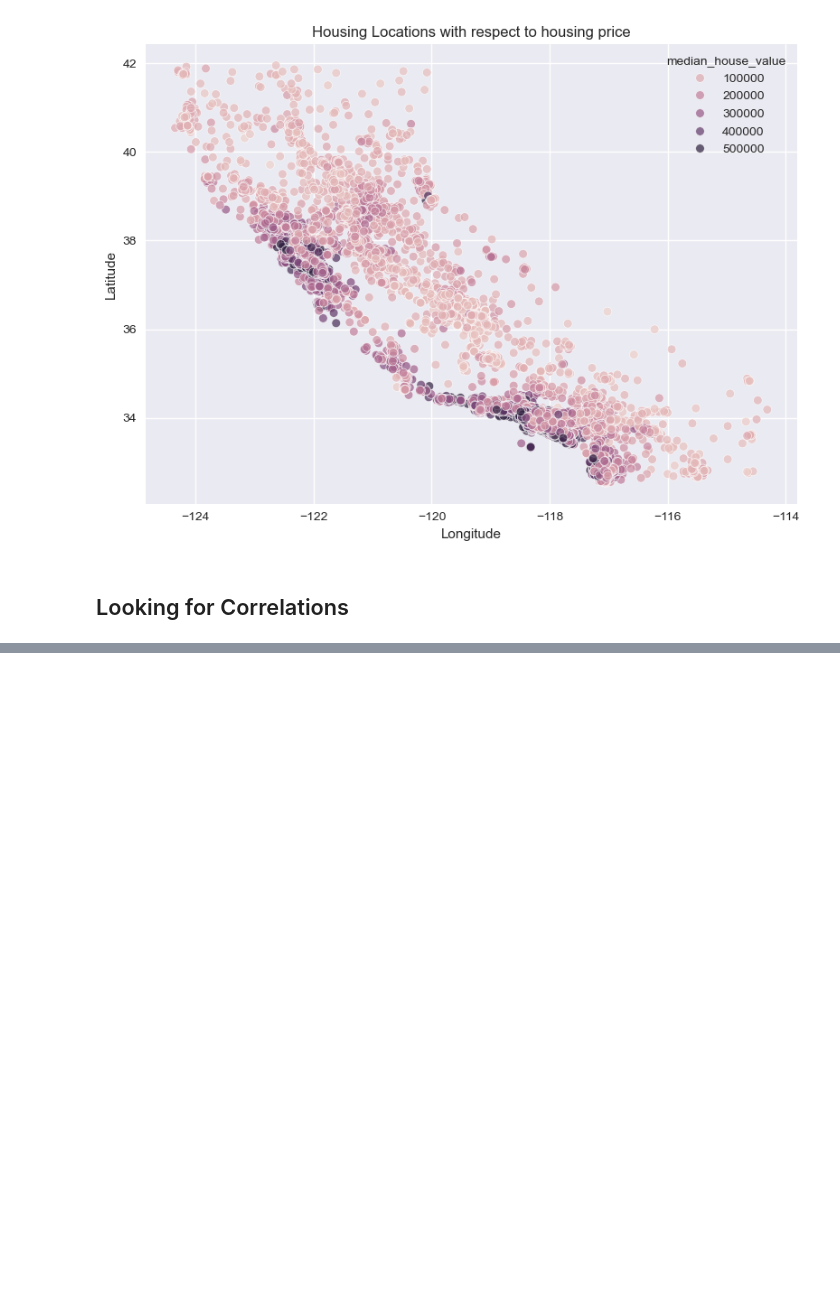
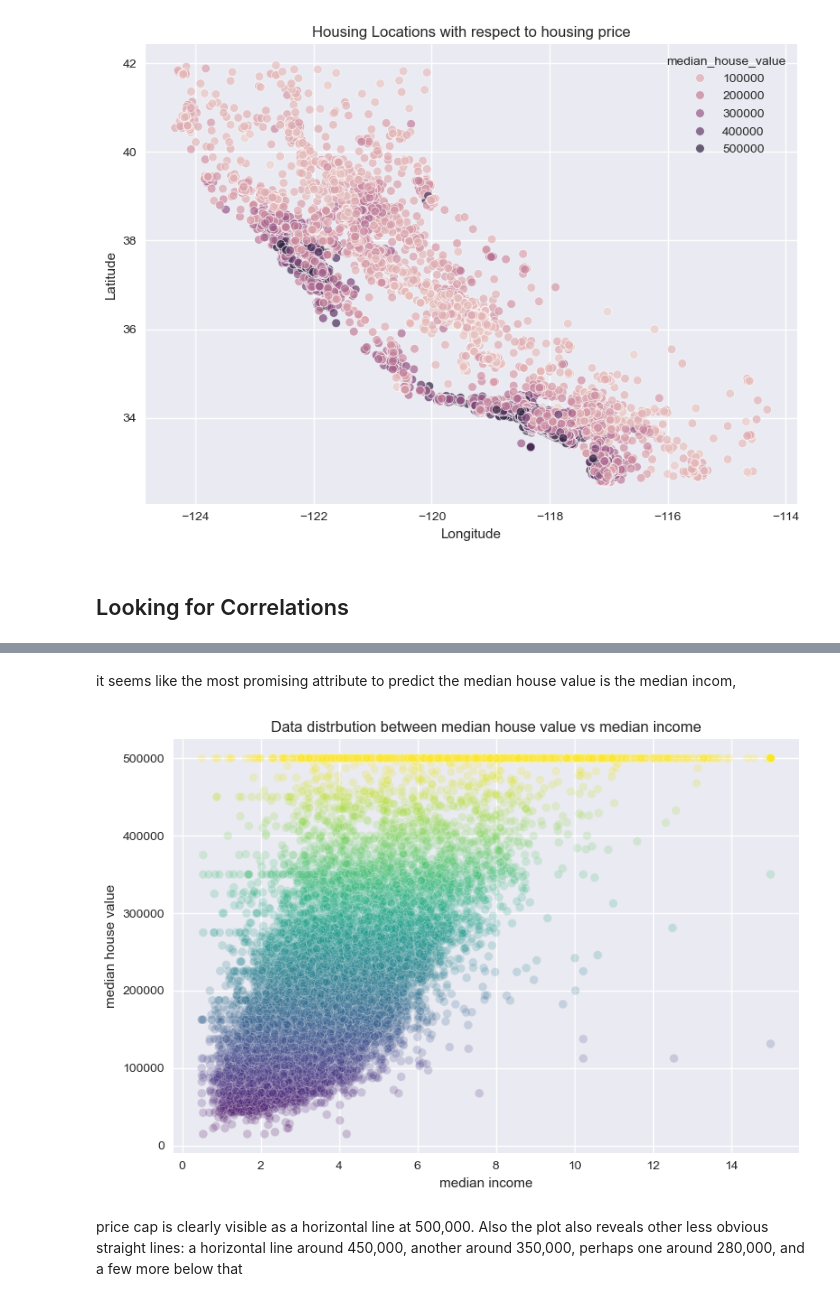
Before and after one commit to nayana-sisil/house_prediction, a Jupyter notebook: EndtoEnd.ipynb, the cells around one changed output, grey strips where cells are left out. Cells and saved outputs as stored; diff of their text form; code cells hidden in the pictures; blank space fills up the shorter version.

```diff
--- a/EndtoEnd.ipynb
+++ b/EndtoEnd.ipynb
@@ -290,0 +307,17 @@ AttributeError: 'DataFrame' object has no attribute 'crr'
+# %% [markdown]
+it seems like the most promising
+attribute to predict the median house value is the median incom,
+# %%
+sns.scatterplot(data=housing, x='median_income', y='median_house_value',
+                hue='median_house_value',palette='viridis',legend=False,  alpha=0.2)
+plt.title('Data distrbution between median house value vs median income')
+plt.xlabel('median income')
+plt.ylabel('median house value')
+plt.tight_layout()
+plt.show()
+# %% [output]
+[figure, added]
+# %% [markdown]
+price cap is clearly visible as a horizontal line at 500,000. Also the plot also reveals other less obvious straight lines: a
+horizontal line around 450,000, another around 350,000, perhaps one
+around 280,000, and a few more below that
```
Also changed, not shown: parts of 2 cells of this notebook.
